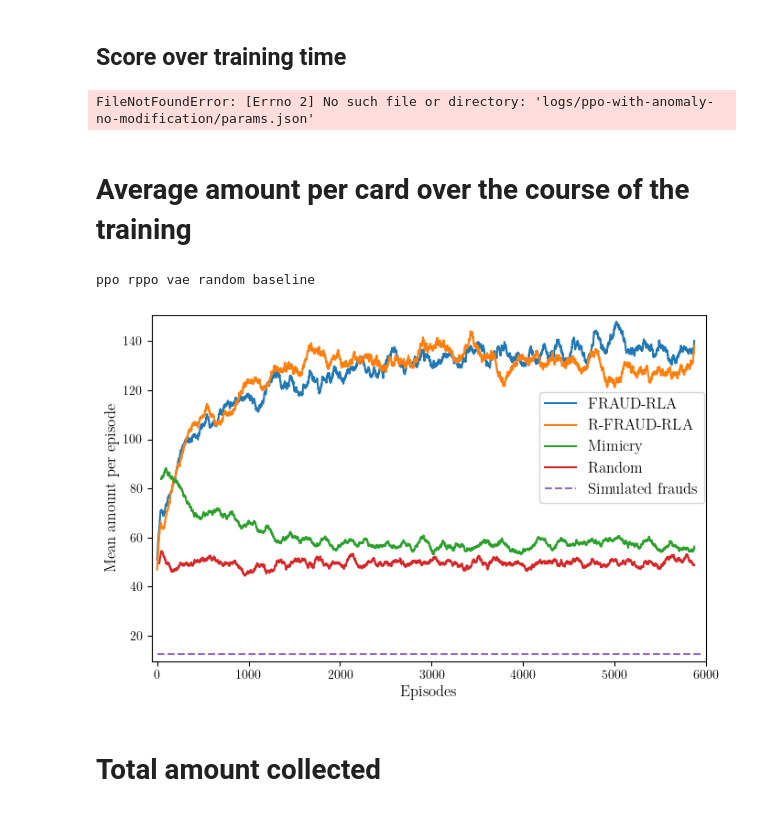
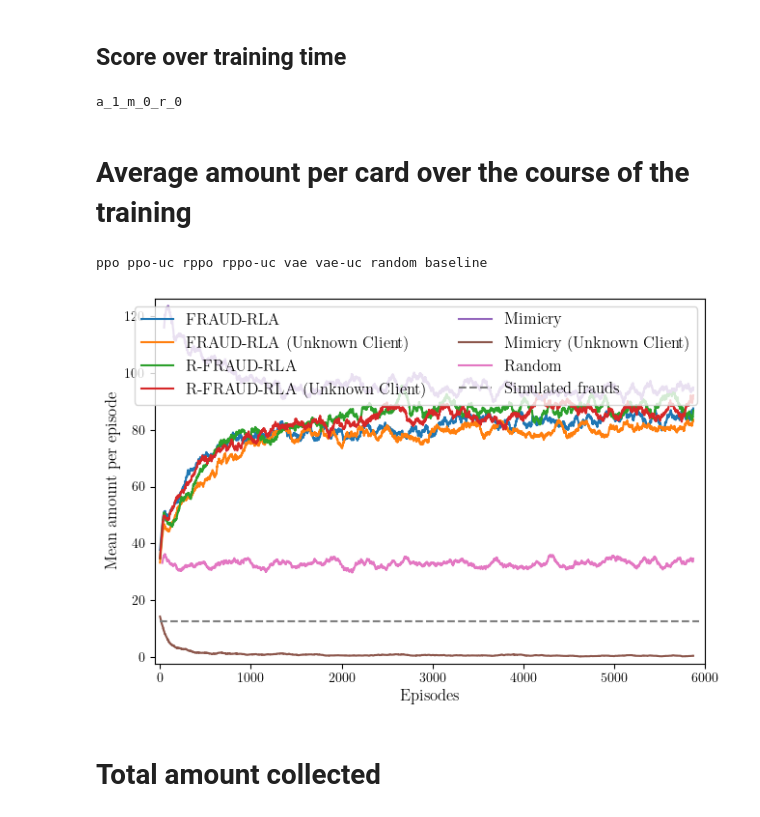
Before and after one commit to FaramirHurin/RL_Attack_September24, a Jupyter notebook: agents-comparison.ipynb, the cells around one changed output. Drawn from its saved outputs; the diff is of its cells as text; code cells hidden in the pictures.

```diff
--- a/agents-comparison.ipynb
+++ b/agents-comparison.ipynb
@@ -25,8 +25,11 @@ modification = False
 retrain = False
 LEGEND = {
     "ppo": "FRAUD-RLA",
+    "ppo-uc": "FRAUD-RLA (Unknown Client)",
     "rppo": "R-FRAUD-RLA",
+    "rppo-uc": "R-FRAUD-RLA (Unknown Client)",
     "vae": "Mimicry",
+    "vae-uc": "Mimicry (Unknown Client)",
     "expired": "Customer",
     "baseline": "Simulated frauds",
     "random": "Random",
@@ -37,9 +40,15 @@ m_str = "with-modification" if modification else "no-modification"
 mod_str = "-retrain-30d" if retrain else ""
 
 experiments = {algo: Experiment.load(os.path.join("logs", f"{algo}-{a_str}-{m_str}{mod_str}")) for algo in ("rppo", "ppo", "vae", "random")}
+for algo in ("ppo", "rppo", "vae"):
+    directory = os.path.join("logs", f"{algo}-{a_str}-{m_str}{mod_str}-unknown-client")
+    try:
+        experiments[f"{algo}-uc"] = Experiment.load(directory)
+    except FileNotFoundError:
+        print(f"Experiment {directory} not found, skipping.")
 
 
-def moving_average(data, window_size: int):
+def moving_average(data: np.ndarray, window_size: int):
     """Compute the moving average of a 1D array."""
     return np.convolve(data, np.ones(window_size) / window_size, mode="valid")
 
@@ -47,41 +56,43 @@ def moving_average(data, window_size: int):
 prename = f"a_{int(anomaly)}_m_{int(modification)}_r_{int(retrain)}"
 print(prename)
 # %% [output]
-FileNotFoundError: [Errno 2] No such file or directory: 'logs/ppo-with-anomaly-no-modification/params.json'
+a_1_m_0_r_0
 # %% [markdown]
 # Average amount per card over the course of the training
 # %%
 import matplotlib.pyplot as plt
 
 
 plt.figure(figsize=(7, 4.5))
-for i, label in enumerate(("ppo", "rppo", "vae", "random", "baseline")):
+for i, label in enumerate(("ppo", "ppo-uc", "rppo", "rppo-uc", "vae", "vae-uc", "random", "baseline")):
     print(label, end=" ")
     if label == "baseline":
         plt.axhline(y=12.4, xmin=0.01, xmax=0.99, color=f"C{i}", linestyle="--", linewidth=1.5, label="Simulated frauds")
         continue
     exp = experiments[label]
+    if exp.n_runs == 0:
+        continue
     mean, _ = exp.mean_std_amounts_over_time
     mean = moving_average(mean, 100)
     if label == "vae":
         mean[:45] = np.nan
     elif label == "random":
         mean[:25] = np.nan
     mean[-30:] = np.nan
     plt.plot(mean, label=LEGEND[label], color=f"C{i}")
 
 
-plt.legend(fontsize=12, bbox_to_anchor=(1.01, 0.8), loc="upper right")
+plt.legend(fontsize=12, ncols=2)
 plt.margins(x=0.01, y=0.02)
 plt.xticks([0, 1000, 2000, 3000, 4000, 5000, 6000])
 plt.xlabel("Episodes", fontsize=12)
 plt.ylabel("Mean amount per episode", fontsize=12)
 plt.tight_layout()
 plt.savefig(f"results/amount-over-time_{prename}.pdf")
 plt.show()
 # %% [output]
-ppo rppo vae random baseline
+ppo ppo-uc rppo rppo-uc vae vae-uc random baseline
-[figure, old version]
+[figure, new version]
 # %% [markdown]
 # Total amount collected
 # %%
```
Also changed, not shown: 10 other files.
